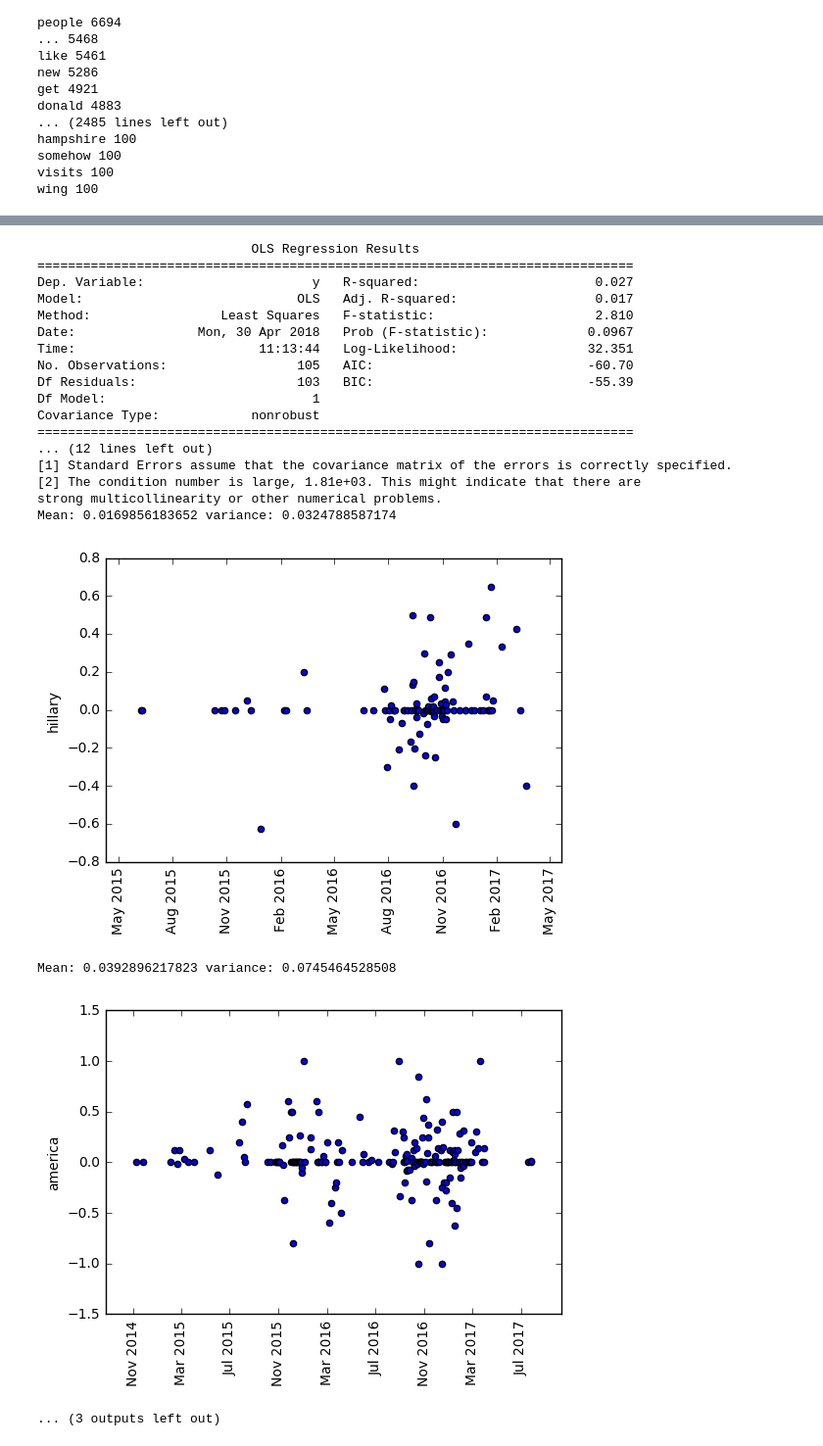
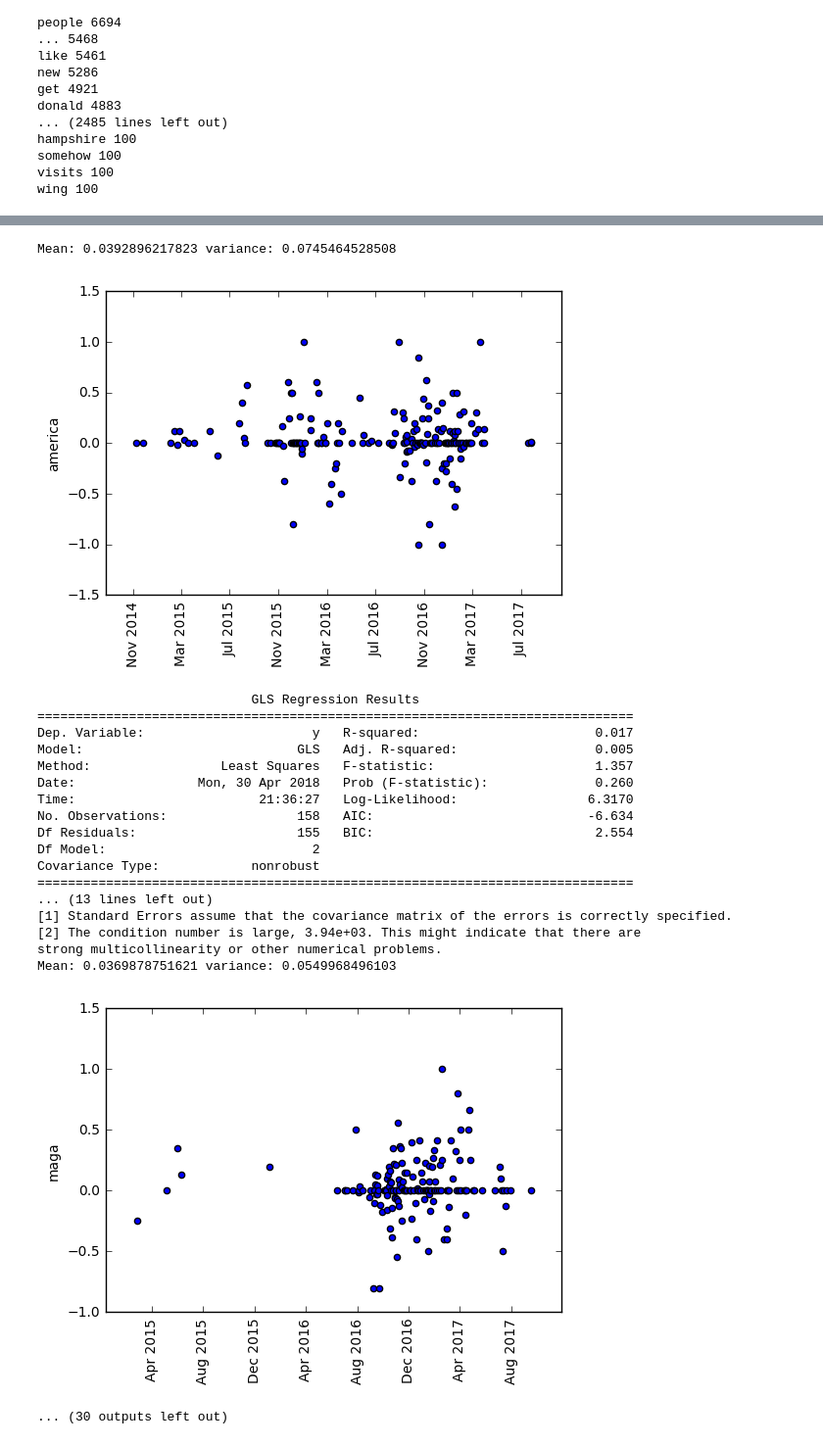
Before and after one commit to NumbersAndStuff/STAT689-Project, a Jupyter notebook: ProjectNotebook.ipynb, the cells around one changed output, grey strips where cells are left out. Shown at 98% size. Cells and saved outputs as stored; diff of their text form; code cells hidden in the pictures.

```diff
--- a/ProjectNotebook.ipynb
+++ b/ProjectNotebook.ipynb
@@ -83,7 +83,6 @@ selected = {
     'american': filtered_count["american"],
     'dnc': filtered_count["dnc"],
     'muslim': filtered_count["muslim"],
-    'fbi': filtered_count["fbi"],
     'democrats': filtered_count["democrats"],
     'isis': filtered_count["isis"],
     'clinton_combined':filtered_count["hillary"] + filtered_count["clinton"],
@@ -143,0 +148,7 @@ for word in selected.keys():
+# %%
+# Does the same as above, but looking at the election season
+July1 = datetime.date(2016, 7, 1)
+December31 = datetime.date(2016, 12, 31)
+
+for word in selected.keys():
+    PlotMentions(GetDates(word), word, (July1, December31))
@@ -164,7 +189,7 @@ def PlotMentionsByMonth(dates, word):
         x_val = [x[0] for x in orderDateCount]
         y_val = [x[1] for x in orderDateCount]
 
-        plt.plot(x_val, y_val)
+        plt.bar(x_val, y_val, color='blue', width=6)
         plt.xticks(rotation=90)
         plt.ylabel("Number of mentions of \"" + word + "\"")
         plt.xlabel("Date")
@@ -252,6 +282,10 @@ Percent positive: 0.2739018087855297 Percent negative: 0.1421188630490956 Percen
 # %%
 from statsmodels.regression.linear_model import OLS
+from statsmodels.regression.linear_model import GLS
 
+# In this block, we plot the average sentiment for each day
+
+# helper function to speed things up in SentimentWithTime below
 def sentiment(word, df):
     tweets = df[df['text'].str.contains(word) == True]
 
@@ -269,7 +303,7 @@ def SentimentWithTime(word):
     sent = dict()
 
     for index, date in tweets['created_str'].iteritems():
-        sameDate = tweets[tweets['created_str'].str[0:10] ==(date[0:10])]
+        sameDate = tweets[tweets['created_str'].str[0:10] == (date[0:10])]
         slist = date[0:10].split('-')
         sdate = datetime.date(int(slist[0]), int(slist[1]), int(slist[2]))
         if (sdate not in sent):
@@ -282,7 +316,9 @@ def PlotSentimentWithTime(word):
 
     ordered_sent = sorted(sent.items(), key=lambda x:x[0], reverse=False)
 
-    if (len(sent) != 0):
+    if (len(sent) > 0):
+        RegressSentiment(ordered_sent)
+
         x_val = [x[0] for x in ordered_sent]
         y_val = [x[1] for x in ordered_sent]
         print("Mean: " + str(np.mean(y_val)) + " variance: " + str(np.var(y_val)))
@@ -291,25 +327,26 @@ def PlotSentimentWithTime(word):
         plt.ylabel(word)
         plt.show()
 
-def RegressWord(word):
-    sent = SentimentWithTime(word)
-    ordered_sent = sorted(sent.items(), key=lambda x:x[0], reverse=False)
-
+# Attempt to find a linear trend in the sentiment for each day
+def RegressSentiment(ordered_sent):
     if (len(ordered_sent) > 0):
         time0 = ordered_sent[0][0]
 
-        X = np.ones(shape=(len(ordered_sent), 2))
+        # The first column is the intercept, second column is the time, and
+        # the third is an indicator for whether it is election season or not
+        X = np.ones(shape=(len(ordered_sent), 3))
         for i in range(0, len(ordered_sent)):
             X[i, 1] = (ordered_sent[i][0] - time0).days
+            X[i, 2] =  1 if (ordered_sent[i][0] > July1 and ordered_sent[i][0] < December31) else 0
 
         y = np.array([x[1] for x in ordered_sent])
 
-        model = OLS(y, X)
+        model = GLS(y, X)
         fit = model.fit()
         if (fit.rsquared > 0.01):
             print(fit.summary())
 
+
 for word in selected:
-    RegressWord(word)
     PlotSentimentWithTime(word)
 # %% [output]
@@ -372,21 +409,21 @@ Mean: 0.00825699397337 variance: 0.0369240334967
-                            OLS Regression Results
-==============================================================================
-Dep. Variable:                      y   R-squared:                       0.027
-Model:                            OLS   Adj. R-squared:                  0.017
-Method:                 Least Squares   F-statistic:                     2.810
-Date:                Mon, 30 Apr 2018   Prob (F-statistic):             0.0967
-Time:                        11:13:44   Log-Likelihood:                 32.351
-No. Observations:                 105   AIC:                            -60.70
-Df Residuals:                     103   BIC:                            -55.39
-Df Model:                           1
-Covariance Type:            nonrobust
-==============================================================================
-... (12 lines left out)
-[1] Standard Errors assume that the covariance matrix of the errors is correctly specified.
-[2] The condition number is large, 1.81e+03. This might indicate that there are
-strong multicollinearity or other numerical problems.
-Mean: 0.0169856183652 variance: 0.0324788587174
+Mean: 0.0392896217823 variance: 0.0745464528508
-[figure, old version]
+[figure, new version]
-Mean: 0.0392896217823 variance: 0.0745464528508
+                            GLS Regression Results
+==============================================================================
+Dep. Variable:                      y   R-squared:                       0.017
+Model:                            GLS   Adj. R-squared:                  0.005
+Method:                 Least Squares   F-statistic:                     1.357
+Date:                Mon, 30 Apr 2018   Prob (F-statistic):              0.260
+Time:                        21:36:27   Log-Likelihood:                 6.3170
+No. Observations:                 158   AIC:                            -6.634
+Df Residuals:                     155   BIC:                             2.554
+Df Model:                           2
+Covariance Type:            nonrobust
+==============================================================================
+... (13 lines left out)
+[1] Standard Errors assume that the covariance matrix of the errors is correctly specified.
+[2] The condition number is large, 3.94e+03. This might indicate that there are
+strong multicollinearity or other numerical problems.
+Mean: 0.0369878751621 variance: 0.0549968496103
-[figure, old version]
+[figure, new version]
-... (3 outputs left out)
+... (30 outputs left out)
```
Also changed, not shown: parts of 8 cells of this notebook.
